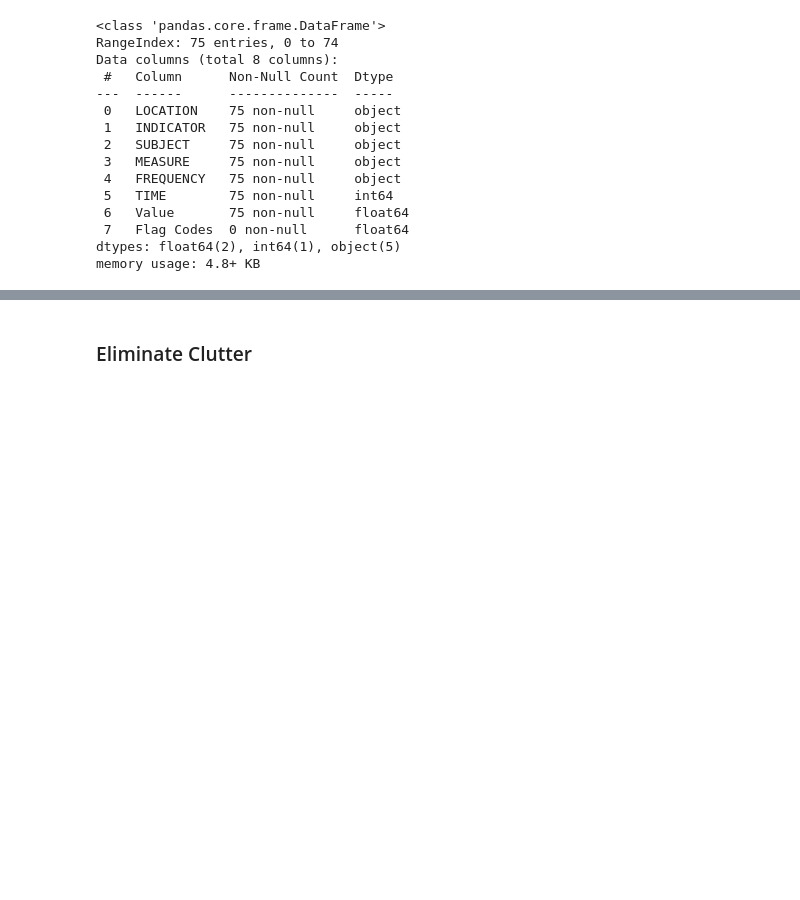
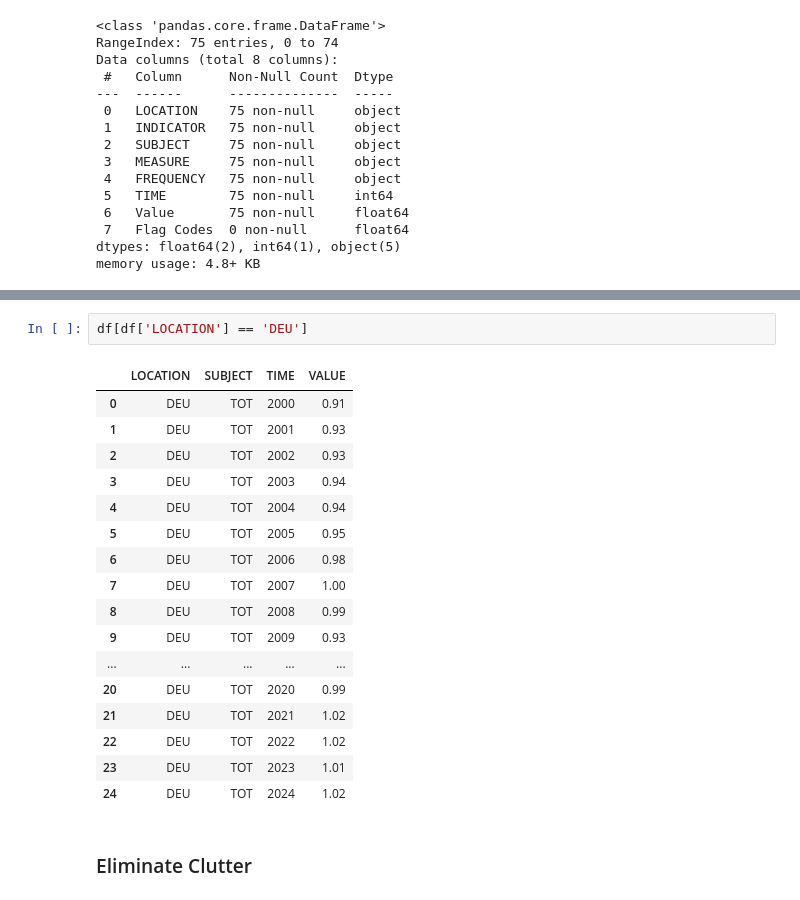
Before and after one commit to lfrch/dst-projekt, a Jupyter notebook: setup_productivityforecast.ipynb, the cells around one changed output, grey strips where cells are left out. Cells and saved outputs as stored; diff of their text form; blank space fills up the shorter version.

```diff
--- a/setup_productivityforecast.ipynb
+++ b/setup_productivityforecast.ipynb
@@ -62,3 +82,23 @@ memory usage: 4.8+ KB
+# %%
+df[df['LOCATION'] == 'DEU']
+# %% [output]
+|  | LOCATION | SUBJECT | TIME | VALUE |
+| 0 | DEU | TOT | 2000 | 0.91 |
+| 1 | DEU | TOT | 2001 | 0.93 |
+| 2 | DEU | TOT | 2002 | 0.93 |
+| 3 | DEU | TOT | 2003 | 0.94 |
+| 4 | DEU | TOT | 2004 | 0.94 |
+| 5 | DEU | TOT | 2005 | 0.95 |
+| 6 | DEU | TOT | 2006 | 0.98 |
+| 7 | DEU | TOT | 2007 | 1.00 |
+| 8 | DEU | TOT | 2008 | 0.99 |
+| 9 | DEU | TOT | 2009 | 0.93 |
+| ... | ... | ... | ... | ... |
+| 20 | DEU | TOT | 2020 | 0.99 |
+| 21 | DEU | TOT | 2021 | 1.02 |
+| 22 | DEU | TOT | 2022 | 1.02 |
+| 23 | DEU | TOT | 2023 | 1.01 |
+| 24 | DEU | TOT | 2024 | 1.02 |
 # %% [markdown]
 ### Eliminate Clutter
 # %%
```
Also changed, not shown: parts of 1 cell of this notebook, 4 other files.
